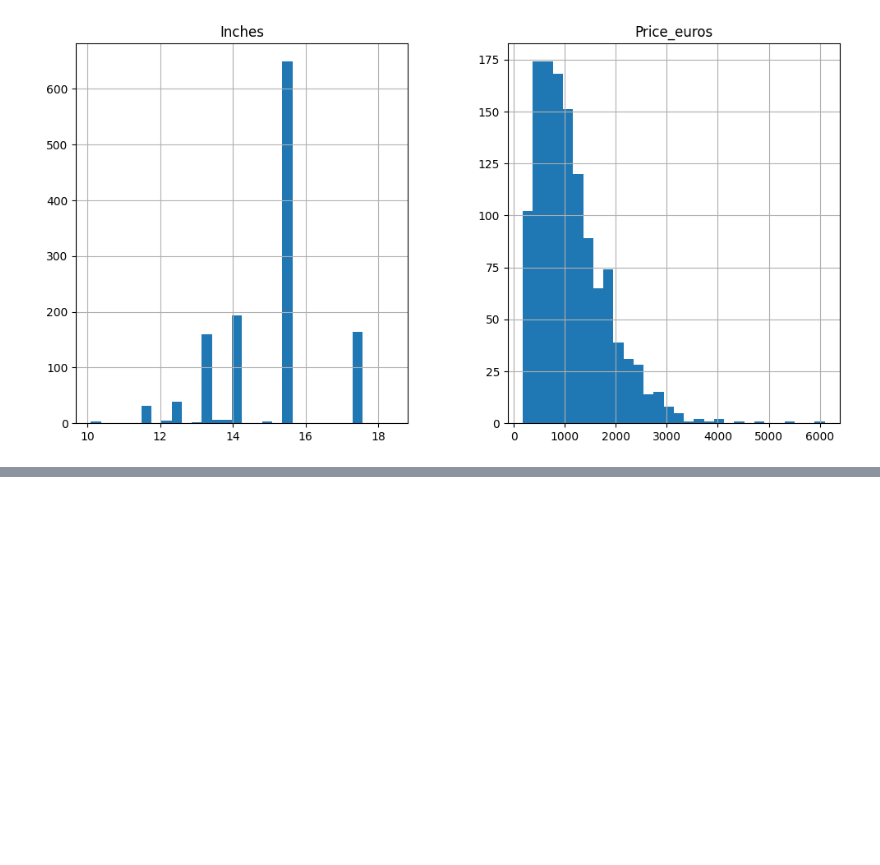
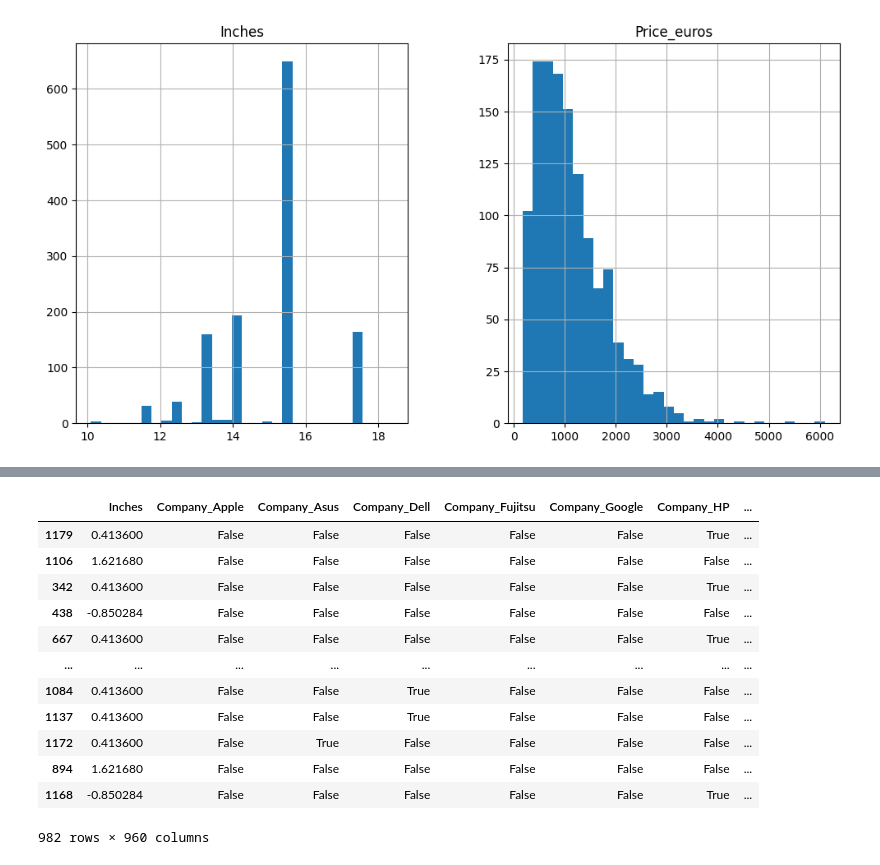
Before and after one commit to Kidar12/GDGoC_ML_Assignment-2, a Jupyter notebook: Dataset_LTP.ipynb, the cells around one changed output, grey strips where cells are left out. Cells and saved outputs as stored; diff of their text form; code cells hidden in the pictures; blank space fills up the shorter version.

```diff
--- a/Dataset_LTP.ipynb
+++ b/Dataset_LTP.ipynb
@@ -268,0 +293,7 @@ plt.show()
+# %%
+categorical_cols = x_train.select_dtypes(include=['string']).columns
+
+print('-'*50)
+for col in categorical_cols:
+    print(x_train[col].value_counts())
+    print('-'*50)
@@ -268,0 +318,5 @@ plt.show()
+# %%
+x_train = pd.get_dummies(x_train, columns=categorical_cols, drop_first=True)
+x_test = pd.get_dummies(x_test, columns=categorical_cols, drop_first=True)
+
+x_train.head(10)
@@ -268,0 +401,16 @@ plt.show()
+# %%
+x_train
+# %% [output]
+|  | Inches | Company_Apple | Company_Asus | Company_Dell | Company_Fujitsu | Company_Google | Company_HP | ... |
+| 1179 | 0.413600 | False | False | False | False | False | True | ... |
+| 1106 | 1.621680 | False | False | False | False | False | False | ... |
+| 342 | 0.413600 | False | False | False | False | False | True | ... |
+| 438 | -0.850284 | False | False | False | False | False | False | ... |
+| 667 | 0.413600 | False | False | False | False | False | True | ... |
+| ... | ... | ... | ... | ... | ... | ... | ... | ... |
+| 1084 | 0.413600 | False | False | True | False | False | False | ... |
+| 1137 | 0.413600 | False | False | True | False | False | False | ... |
+| 1172 | 0.413600 | False | True | False | False | False | False | ... |
+| 894 | 1.621680 | False | False | False | False | False | False | ... |
+| 1168 | -0.850284 | False | False | False | False | False | True | ... |
+982 rows × 960 columns
```
Also changed, not shown: parts of 23 cells of this notebook.
